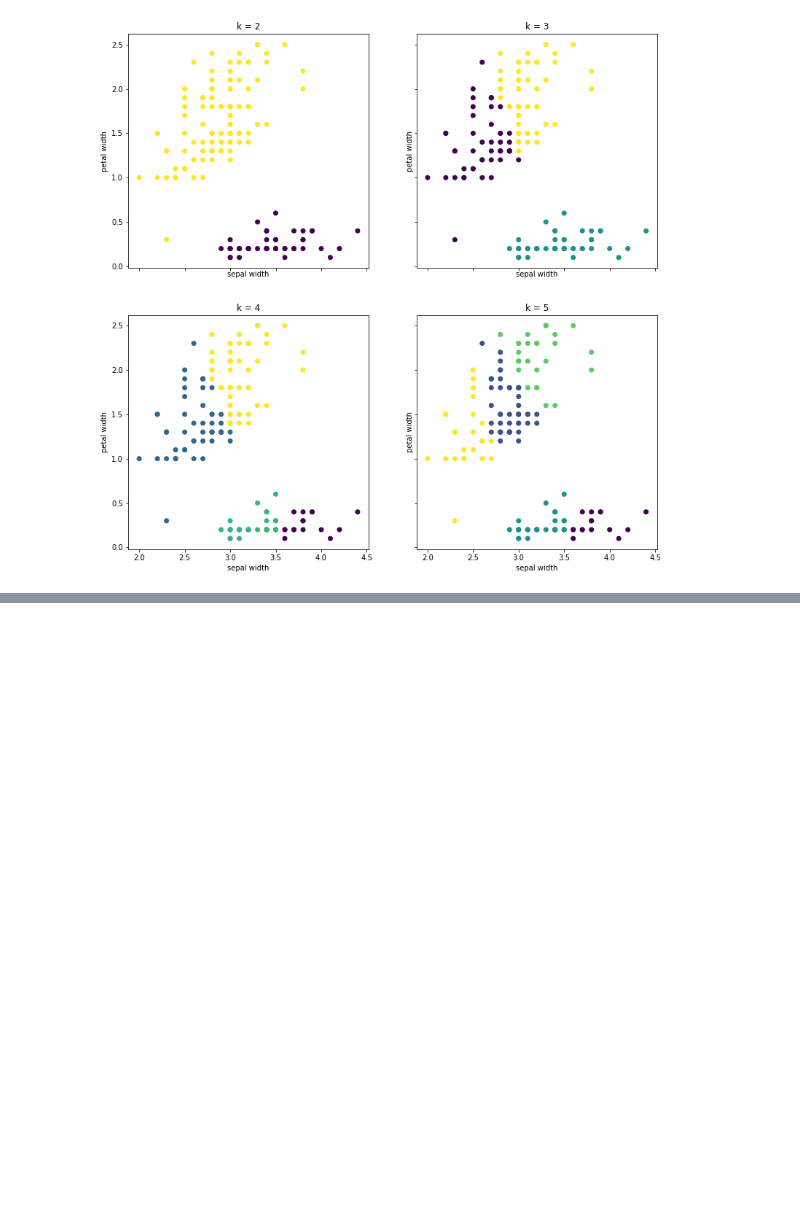
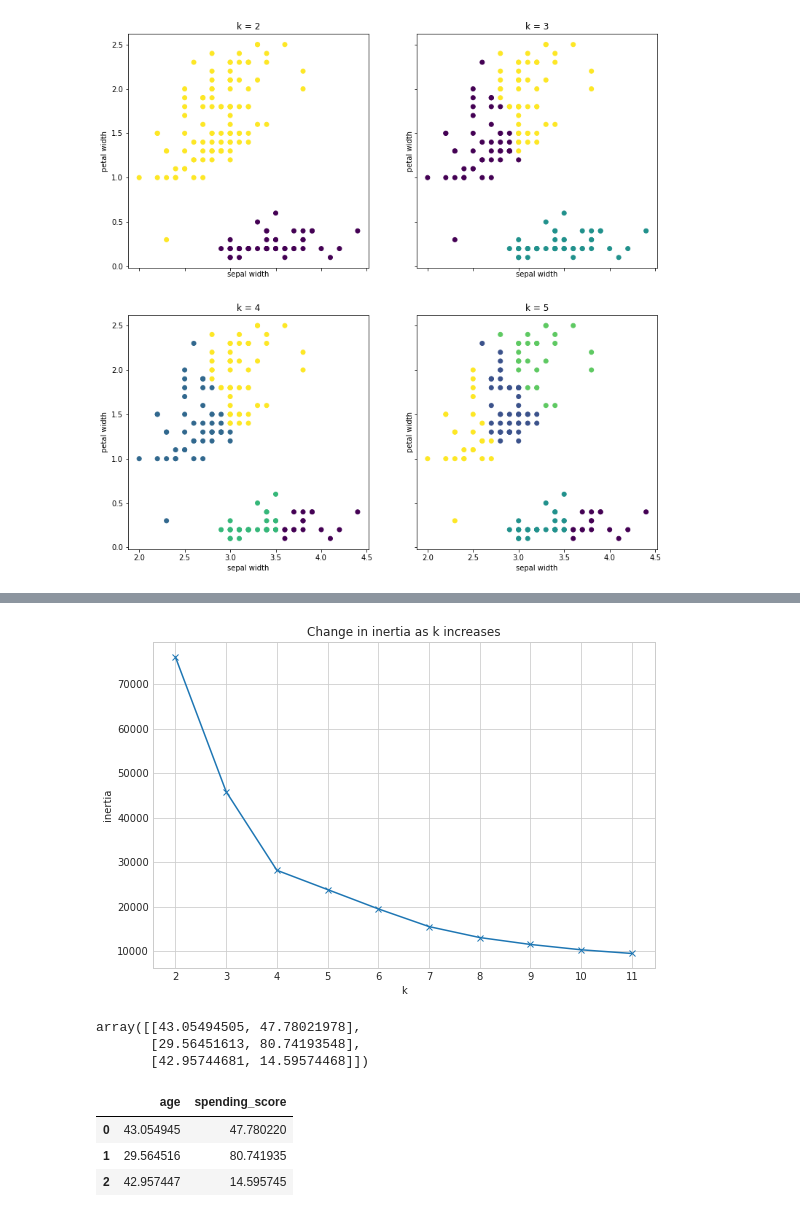
Before and after one commit to DesireeMcElroy/clustering-exercises, a Jupyter notebook: modeling.ipynb, the cells around one changed output, grey strips where cells are left out. Drawn from its saved outputs; the diff is of its cells as text; code cells hidden in the pictures; blank space fills up the shorter version.

```diff
--- a/modeling.ipynb
+++ b/modeling.ipynb
@@ -297,0 +327,11 @@ for ax, k in zip(axs.ravel(), range(2, 6)):
+# %%
+X = df[['age', 'spending_score']]
+# %%
+# first do without scaling
+kmeans = KMeans(n_clusters=3, random_state=123)
+
+# fit
+kmeans.fit(X)
+
+# show predictions
+kmeans.predict(X)
@@ -297,0 +349,6 @@ for ax, k in zip(axs.ravel(), range(2, 6)):
+# %%
+# make a column for the cluster predictions
+
+df['cluster'] = kmeans.predict(X)
+
+X['cluster'] = kmeans.predict(X)
@@ -297,0 +369,28 @@ for ax, k in zip(axs.ravel(), range(2, 6)):
+# %%
+# lets plot inertia vs k
+
+with plt.style.context('seaborn-whitegrid'):
+    plt.figure(figsize=(9, 6))
+    pd.Series({k: KMeans(k).fit(X).inertia_ for k in range(2, 12)}).plot(marker='x')
+    plt.xticks(range(2, 12))
+    plt.xlabel('k')
+    plt.ylabel('inertia')
+    plt.title('Change in inertia as k increases')
+# %% [output]
+[figure, added]
+# %%
+# Cluster Centers aka centroids. The output is scaled
+
+kmeans.cluster_centers_
+# %% [output]
+array([[43.05494505, 47.78021978],
+       [29.56451613, 80.74193548],
+       [42.95744681, 14.59574468]])
+# %%
+centroids = pd.DataFrame(kmeans.cluster_centers_, columns = X[['age', 'spending_score']].columns)
+centroids
+# %% [output]
+|  | age | spending_score |
+| 0 | 43.054945 | 47.780220 |
+| 1 | 29.564516 | 80.741935 |
+| 2 | 42.957447 | 14.595745 |
```
Also changed, not shown: parts of 13 cells of this notebook.
